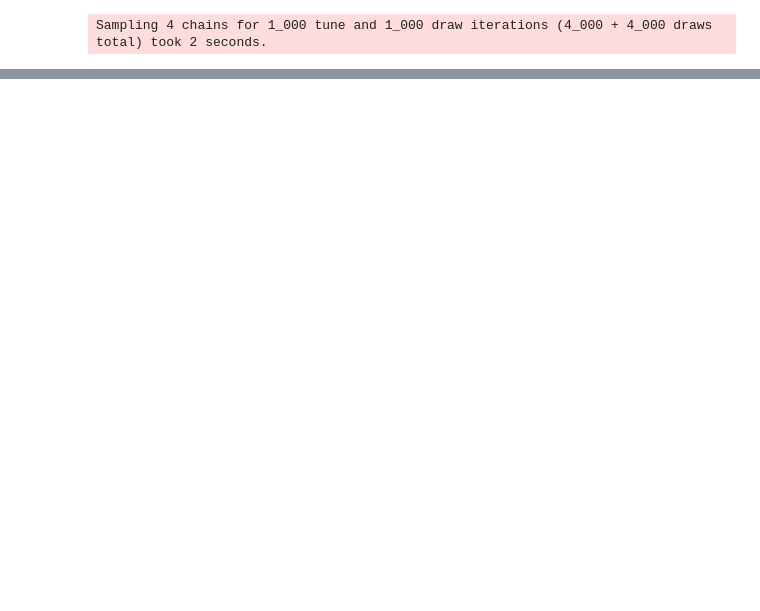
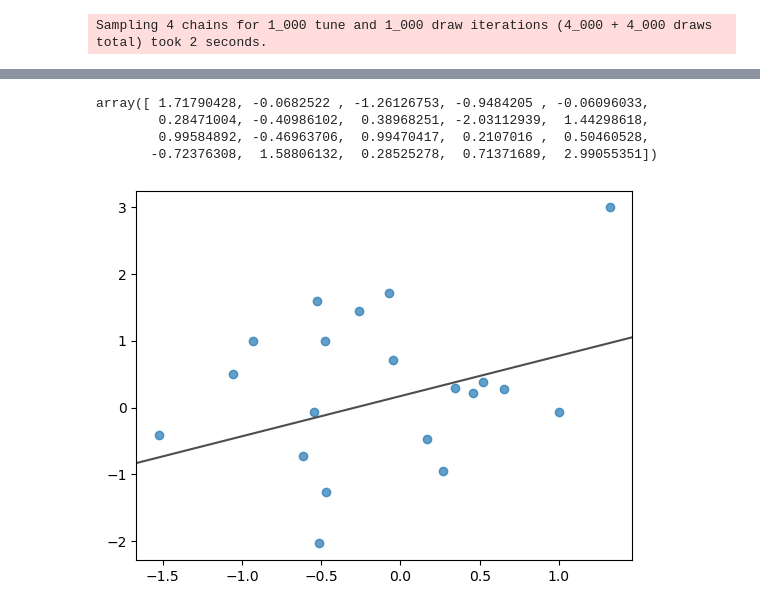
Before and after one commit to tomicapretto/tomicapretto.github.io, a Jupyter notebook: posts/2024-10-31_pymc-data-simulation/index.ipynb, the cells around one changed output, grey strips where cells are left out. Drawn from its saved outputs; the diff is of its cells as text; code cells hidden in the pictures; blank space fills up the shorter version.

```diff
--- a/posts/2024-10-31_pymc-data-simulation/index.ipynb
+++ b/posts/2024-10-31_pymc-data-simulation/index.ipynb
@@ -89,3 +95,10 @@ with $i = 1, \dots, N$
+# %%
+x_values = np.array(
+    [
+        0.786, -0.399,  1.018,  0.657, -0.195, -0.083,  0.651, -0.476, -0.584, -0.194,
+        0.282,  0.176, -0.309,  2.022,  0.341, -0.982, -0.904,  0.491, -2.07 , -0.568
+    ]
+)
 # %%
 N = 20
 
@@ -232,0 +229,6 @@ plt.scatter(x_values, y_values, alpha=0.6);
+# %%
+model_fixed_parameters = pm.do(
+    model,
+    {"alpha": alpha_value, "beta": beta_value, "sigma": sigma_value, "x": x_values}
+)
+model_fixed_parameters.to_graphviz()
@@ -232,0 +237,14 @@ plt.scatter(x_values, y_values, alpha=0.6);
+# %%
+y_values = pm.draw(model_fixed_parameters["y"], random_seed=rng)
+y_values
+# %% [output]
+array([ 1.71790428, -0.0682522 , -1.26126753, -0.9484205 , -0.06096033,
+        0.28471004, -0.40986102,  0.38968251, -2.03112939,  1.44298618,
+        0.99584892, -0.46963706,  0.99470417,  0.2107016 ,  0.50460528,
+       -0.72376308,  1.58806132,  0.28525278,  0.71371689,  2.99055351])
+# %%
+fig, ax = plt.subplots()
+ax.scatter(x_values, y_values, alpha=0.7)
+ax.axline((0, alpha_value), slope=beta_value, color="0.3");
+# %% [output]
+[figure, added]
```
Also changed, not shown: parts of 101 cells of this notebook.
